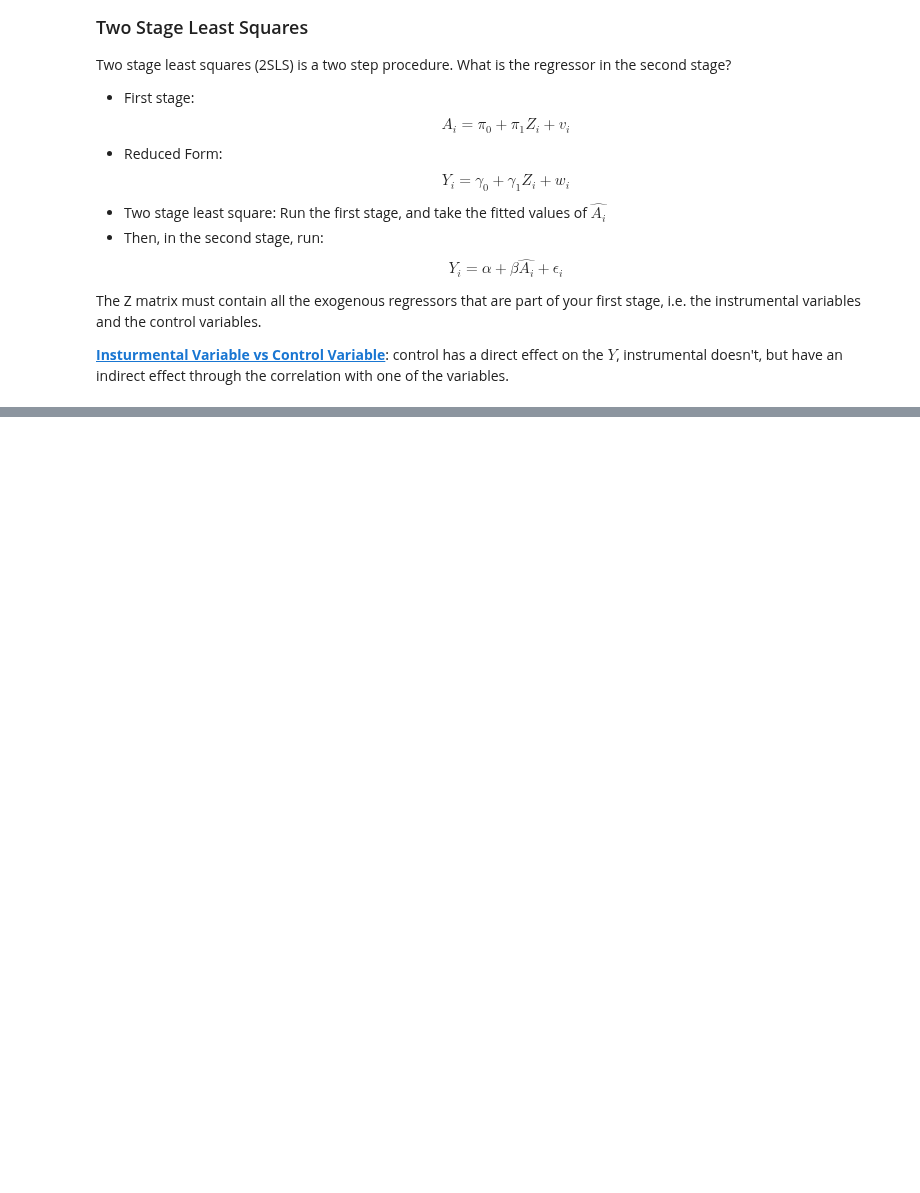
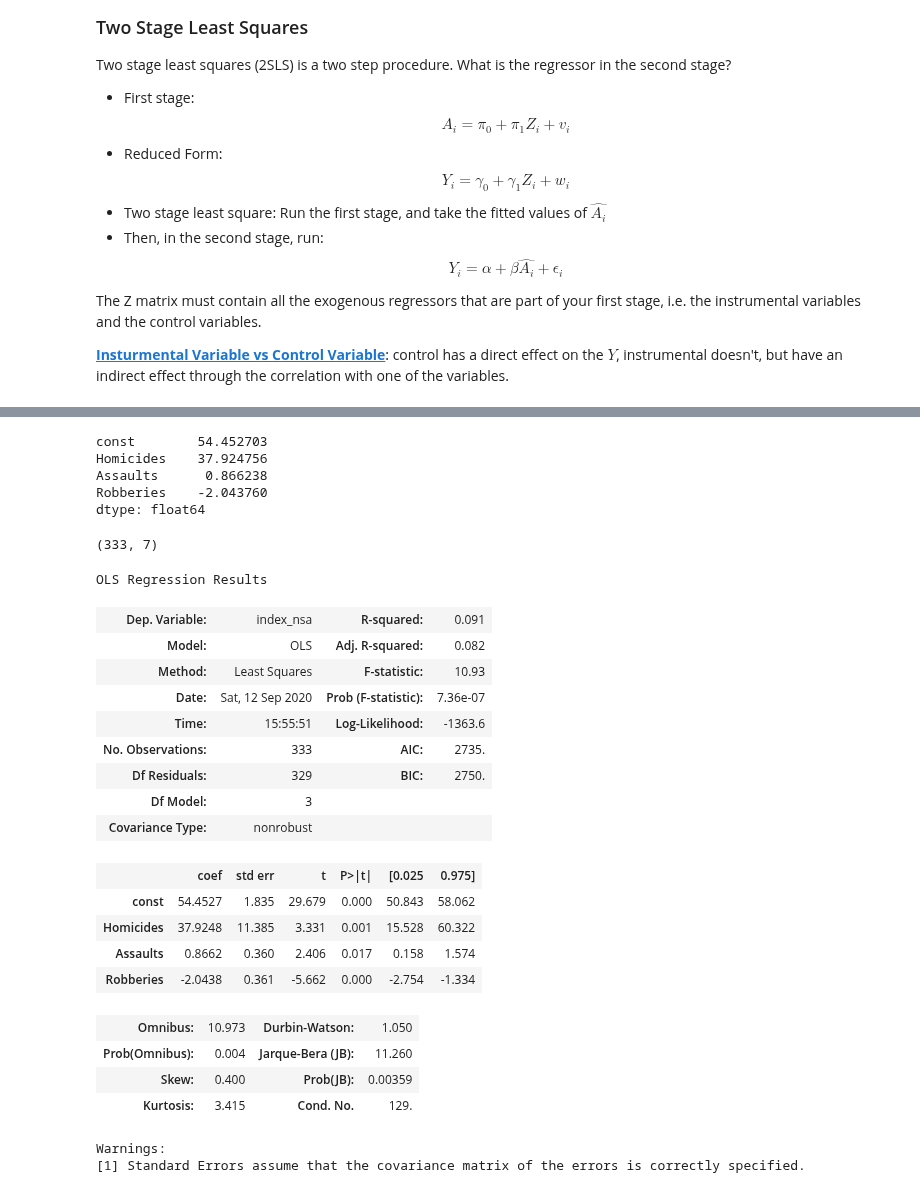
Before and after one commit to lucaberlanda/Magazzino, a Jupyter notebook: DataAnalysis.ipynb, the cells around one changed output, grey strips where cells are left out. Cells and saved outputs as stored; diff of their text form; code cells hidden in the pictures; blank space fills up the shorter version.

```diff
--- a/DataAnalysis.ipynb
+++ b/DataAnalysis.ipynb
@@ -697,0 +898,41 @@ The Z matrix must contain all the exogenous regressors that are part of your fir
+# %%
+Y = df.loc[:, 'index_nsa']
+X = df.loc[:, ['Homicides', 'Assaults', 'Robberies']]
+X = sm.add_constant(X)
+model = sm.OLS(Y, X)
+results = model.fit()
+print(results.params)
+# %% [output]
+const        54.452703
+Homicides    37.924756
+Assaults      0.866238
+Robberies    -2.043760
+dtype: float64
+# %%
+df.shape
+# %% [output]
+(333, 7)
+# %%
+results.summary()
+# %% [output]
+OLS Regression Results
+| Dep. Variable: | index_nsa | R-squared: | 0.091 |
+| Model: | OLS | Adj. R-squared: | 0.082 |
+| Method: | Least Squares | F-statistic: | 10.93 |
+| Date: | Sat, 12 Sep 2020 | Prob (F-statistic): | 7.36e-07 |
+| Time: | 15:55:51 | Log-Likelihood: | -1363.6 |
+| No. Observations: | 333 | AIC: | 2735. |
+| Df Residuals: | 329 | BIC: | 2750. |
+| Df Model: | 3 |  |  |
+| Covariance Type: | nonrobust |  |  |
+|  | coef | std err | t | P>|t| | [0.025 | 0.975] |
+| const | 54.4527 | 1.835 | 29.679 | 0.000 | 50.843 | 58.062 |
+| Homicides | 37.9248 | 11.385 | 3.331 | 0.001 | 15.528 | 60.322 |
+| Assaults | 0.8662 | 0.360 | 2.406 | 0.017 | 0.158 | 1.574 |
+| Robberies | -2.0438 | 0.361 | -5.662 | 0.000 | -2.754 | -1.334 |
+| Omnibus: | 10.973 | Durbin-Watson: | 1.050 |
+| Prob(Omnibus): | 0.004 | Jarque-Bera (JB): | 11.260 |
+| Skew: | 0.400 | Prob(JB): | 0.00359 |
+| Kurtosis: | 3.415 | Cond. No. | 129. |
+Warnings:
+[1] Standard Errors assume that the covariance matrix of the errors is correctly specified.
```
Also changed, not shown: parts of 22 cells of this notebook, 4 other files.
